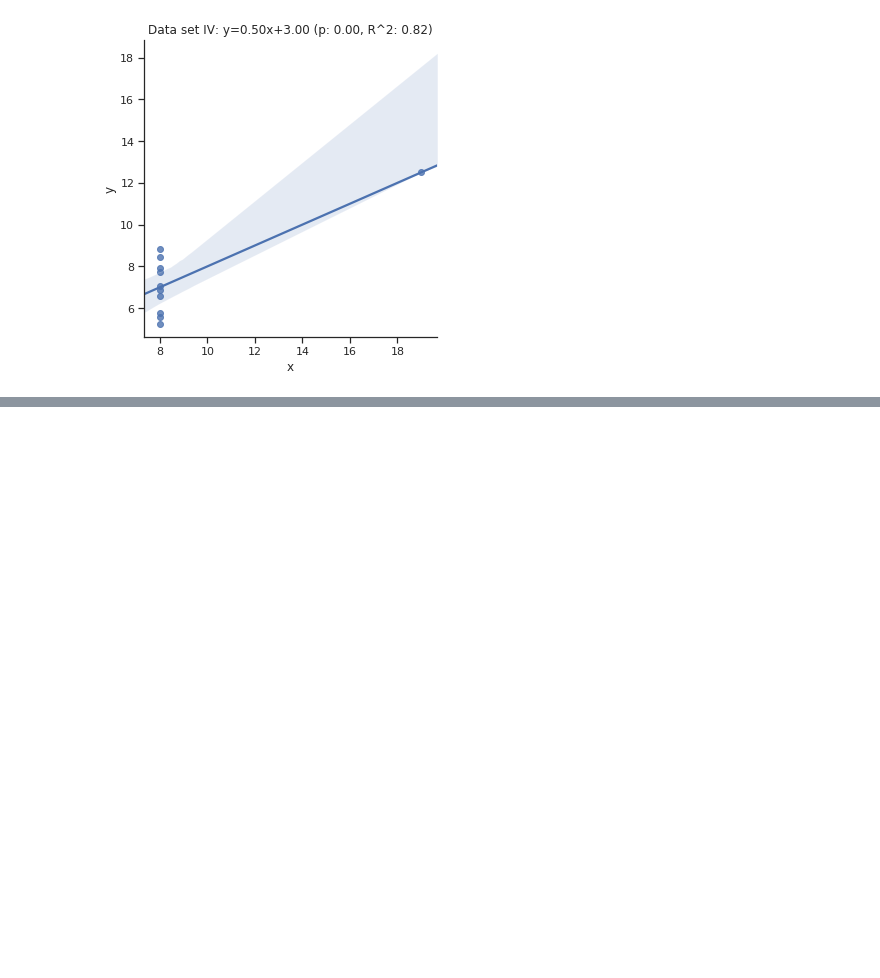
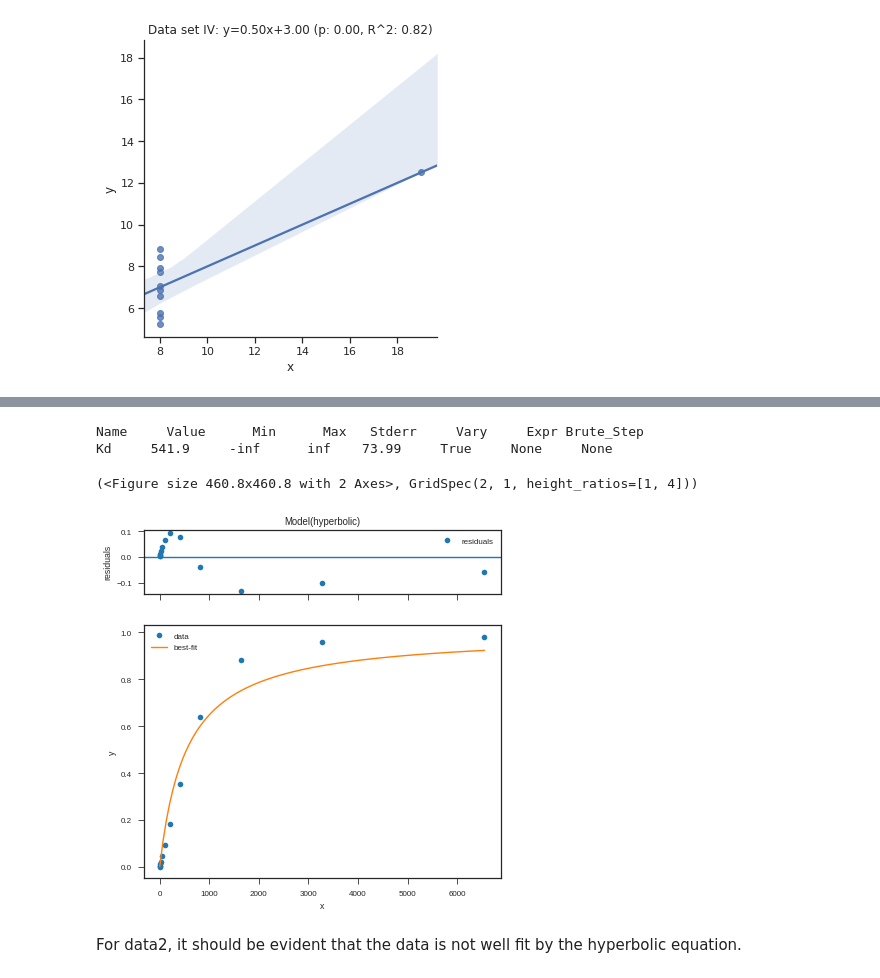
Before and after one commit to mpfoster/Biochem6765, a Jupyter notebook: 6765_asg2_notebook.ipynb, the cells around one changed output, grey strips where cells are left out. Drawn from its saved outputs; the diff is of its cells as text; code cells hidden in the pictures; blank space fills up the shorter version.

```diff
--- a/6765_asg2_notebook.ipynb
+++ b/6765_asg2_notebook.ipynb
@@ -96,0 +160,16 @@ for data_set in df.dataset.unique():
+# %%
+def hyperbolic(x, Kd):
+    return x/(x+Kd)
+model = Model(hyperbolic, independent_vars=['x'])   # define the model and parameters
+result = model.fit(df.Y, x=df.Lt, Kd=1)   # perform the fit
+result.params.pretty_print()
+# %% [output]
+Name     Value      Min      Max   Stderr     Vary     Expr Brute_Step
+Kd     541.9     -inf      inf    73.99     True     None     None
+# %%
+result.plot(numpoints=100)
+# %% [output]
+(<Figure size 460.8x460.8 with 2 Axes>, GridSpec(2, 1, height_ratios=[1, 4]))
+[figure, added]
+# %% [markdown]
+For data2, it should be evident that the data is not well fit by the hyperbolic equation.
```
Also changed, not shown: parts of 16 cells of this notebook.
